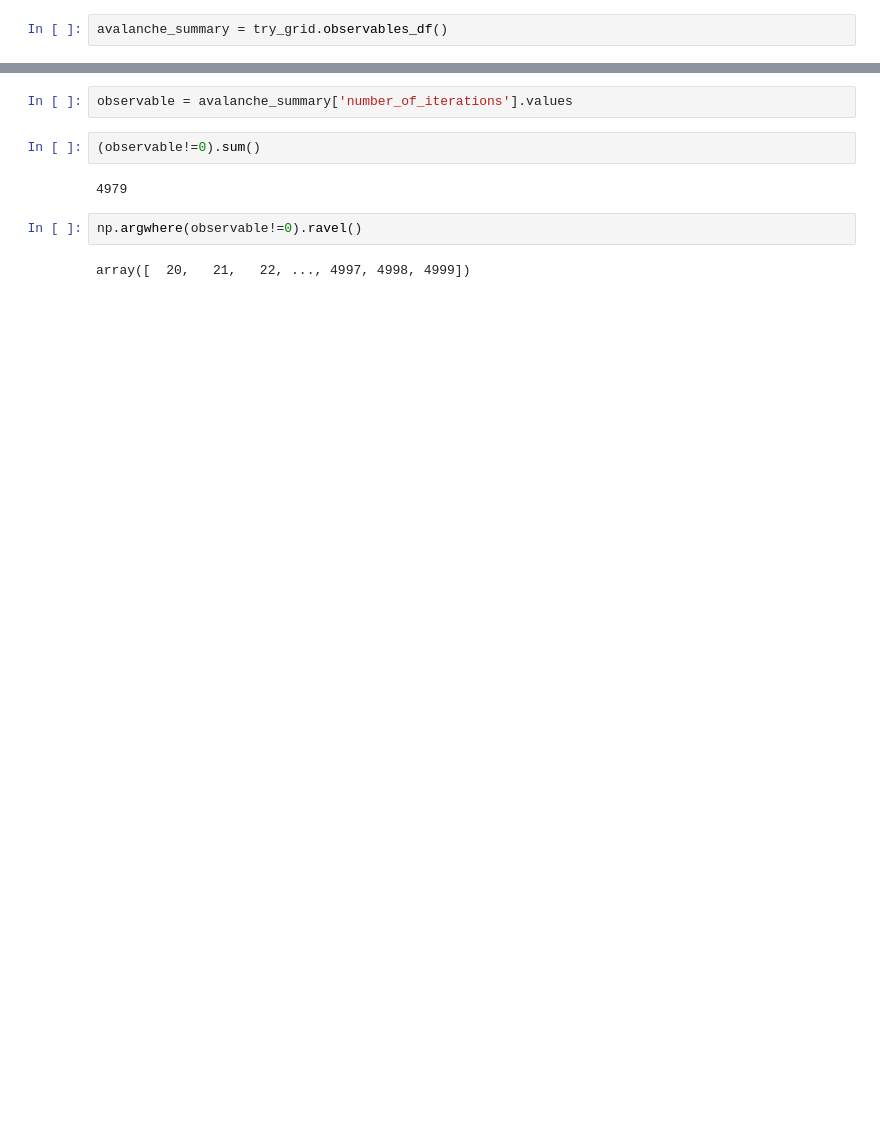
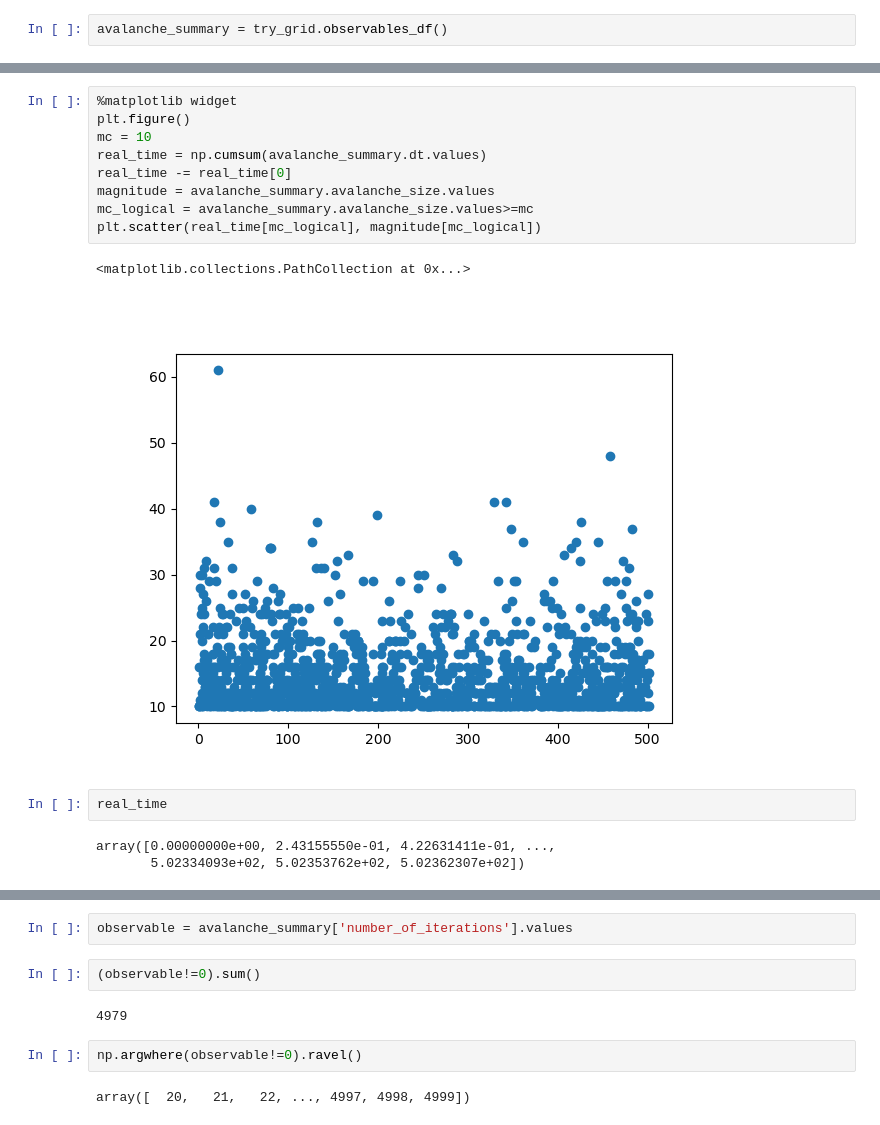
Before and after one commit to Ner-Ber/OFC, a Jupyter notebook: scripts/run_basic_ofc.ipynb, the cells around one changed output, grey strips where cells are left out. Cells and saved outputs as stored; diff of their text form; blank space fills up the shorter version.

```diff
--- a/scripts/run_basic_ofc.ipynb
+++ b/scripts/run_basic_ofc.ipynb
@@ -51,0 +66,17 @@ plt.yscale('log')
+# %%
+%matplotlib widget
+plt.figure()
+mc = 10
+real_time = np.cumsum(avalanche_summary.dt.values)
+real_time -= real_time[0]
+magnitude = avalanche_summary.avalanche_size.values
+mc_logical = avalanche_summary.avalanche_size.values>=mc
+plt.scatter(real_time[mc_logical], magnitude[mc_logical])
+# %% [output]
+<matplotlib.collections.PathCollection at 0x...>
+[figure, added]
+# %%
+real_time
+# %% [output]
+array([0.00000000e+00, 2.43155550e-01, 4.22631411e-01, ...,
+       5.02334093e+02, 5.02353762e+02, 5.02362307e+02])
```
Also changed, not shown: parts of 11 cells of this notebook.
